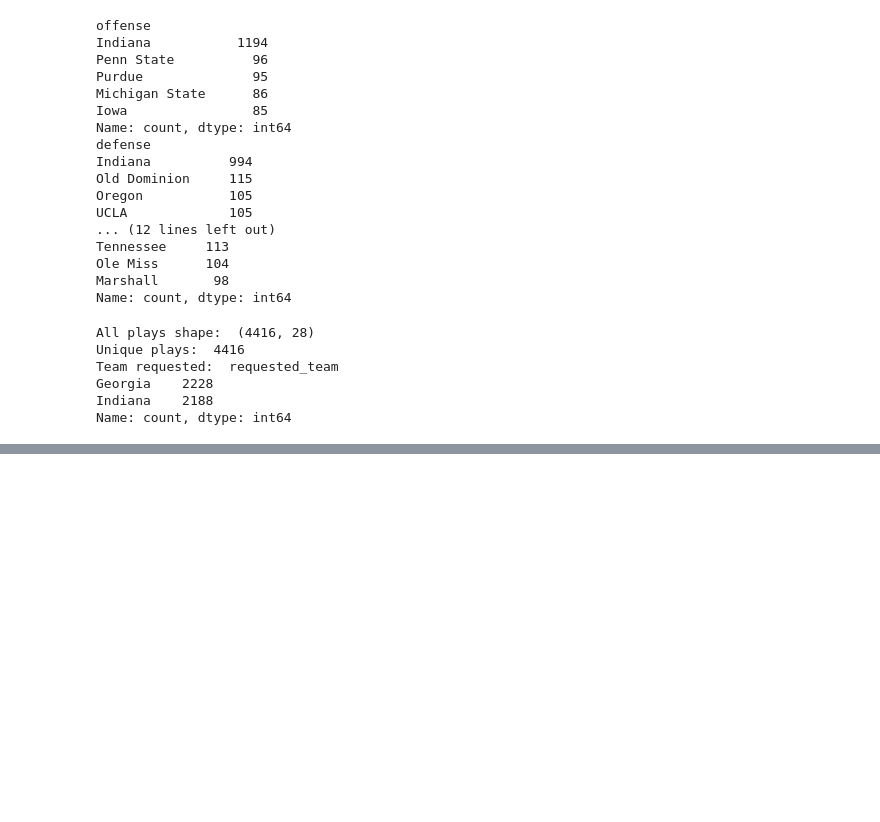
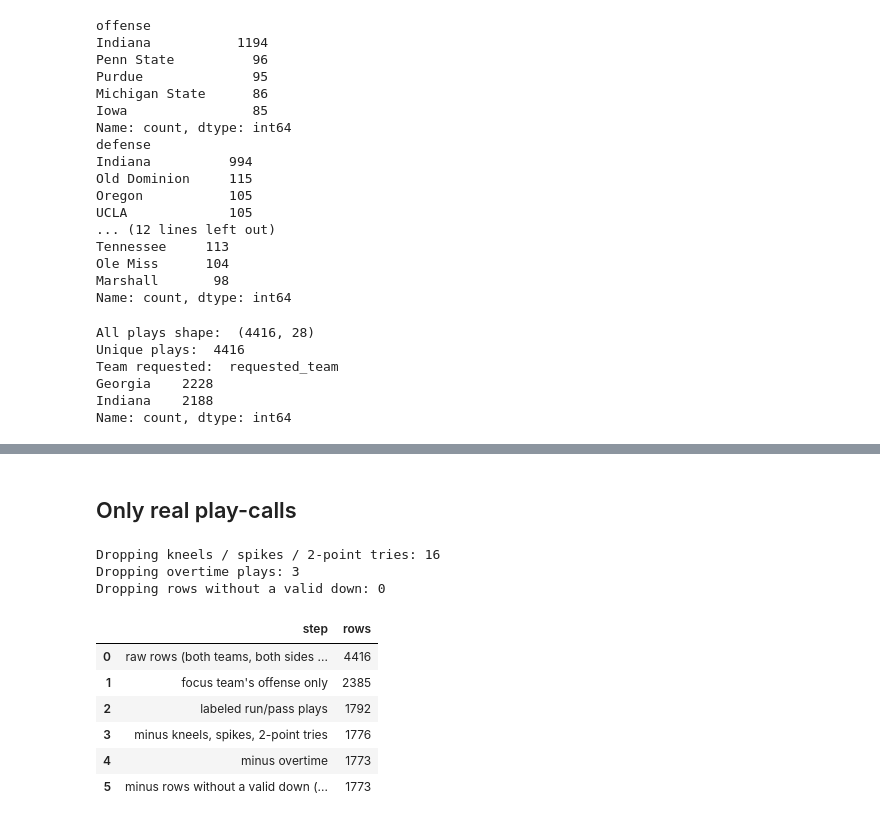
Before and after one commit to wrennicol/college-football-play-prediction, a Jupyter notebook: notebooks/01_data_exploration.ipynb, the cells around one changed output, grey strips where cells are left out. Drawn from its saved outputs; the diff is of its cells as text; code cells hidden in the pictures; blank space fills up the shorter version.

```diff
--- a/notebooks/01_data_exploration.ipynb
+++ b/notebooks/01_data_exploration.ipynb
@@ -302,0 +448,39 @@ Name: count, dtype: int64
+# %% [markdown]
+## Only real play-calls
+# %%
+m = df[df["is_team_off"]].copy()
+row_log.append(("focus team's offense only", len(m)))
+
+m = m[m["play_call"].notna()].copy()
+row_log.append(("labeled run/pass plays", len(m)))
+
+# Kneel-downs, spikes and 2-point tries are not normal play calls
+not_a_call = m["playText"].fillna("").str.contains(r"kneel|spike|two[- ]point|2[- ]?pt", case=False)
+print("Dropping kneels / spikes / 2-point tries:", int(not_a_call.sum()))
+m = m[~not_a_call].copy()
+row_log.append(("minus kneels, spikes, 2-point tries", len(m)))
+
+if not KEEP_OVERTIME:
+    print("Dropping overtime plays:", int((m["period"] > 4).sum()))
+    m = m[m["period"] <= 4].copy()
+    row_log.append(("minus overtime", len(m)))
+
+bad_down = ~m["down"].between(1, 4)
+print("Dropping rows without a valid down:", int(bad_down.sum()))
+m = m[~bad_down].copy()
+row_log.append(("minus rows without a valid down (1-4)", len(m)))
+
+m["is_pass"] = (m["play_call"] == "Pass").astype(int)
+
+pd.DataFrame(row_log, columns=["step", "rows"])
+# %% [output]
+Dropping kneels / spikes / 2-point tries: 16
+Dropping overtime plays: 3
+Dropping rows without a valid down: 0
+|  | step | rows |
+| 0 | raw rows (both teams, both sides ... | 4416 |
+| 1 | focus team's offense only | 2385 |
+| 2 | labeled run/pass plays | 1792 |
+| 3 | minus kneels, spikes, 2-point tries | 1776 |
+| 4 | minus overtime | 1773 |
+| 5 | minus rows without a valid down (... | 1773 |
```
Also changed, not shown: parts of 19 cells of this notebook, 2 other files.
